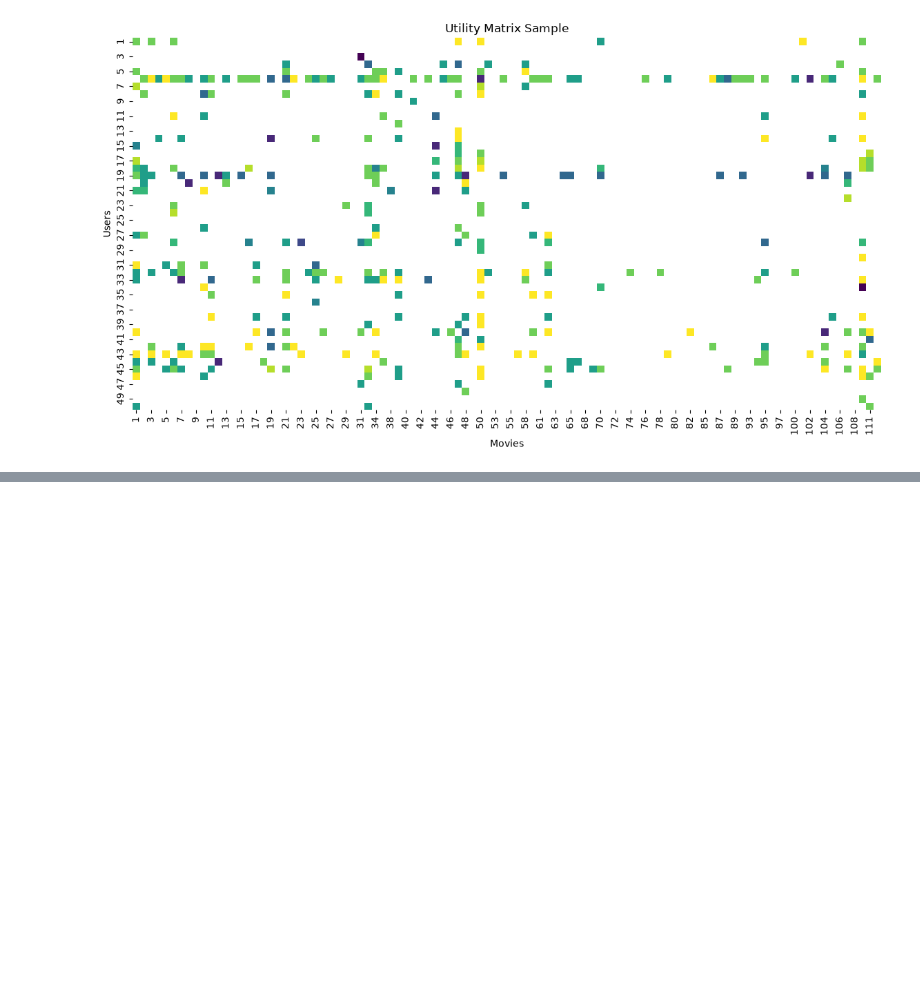
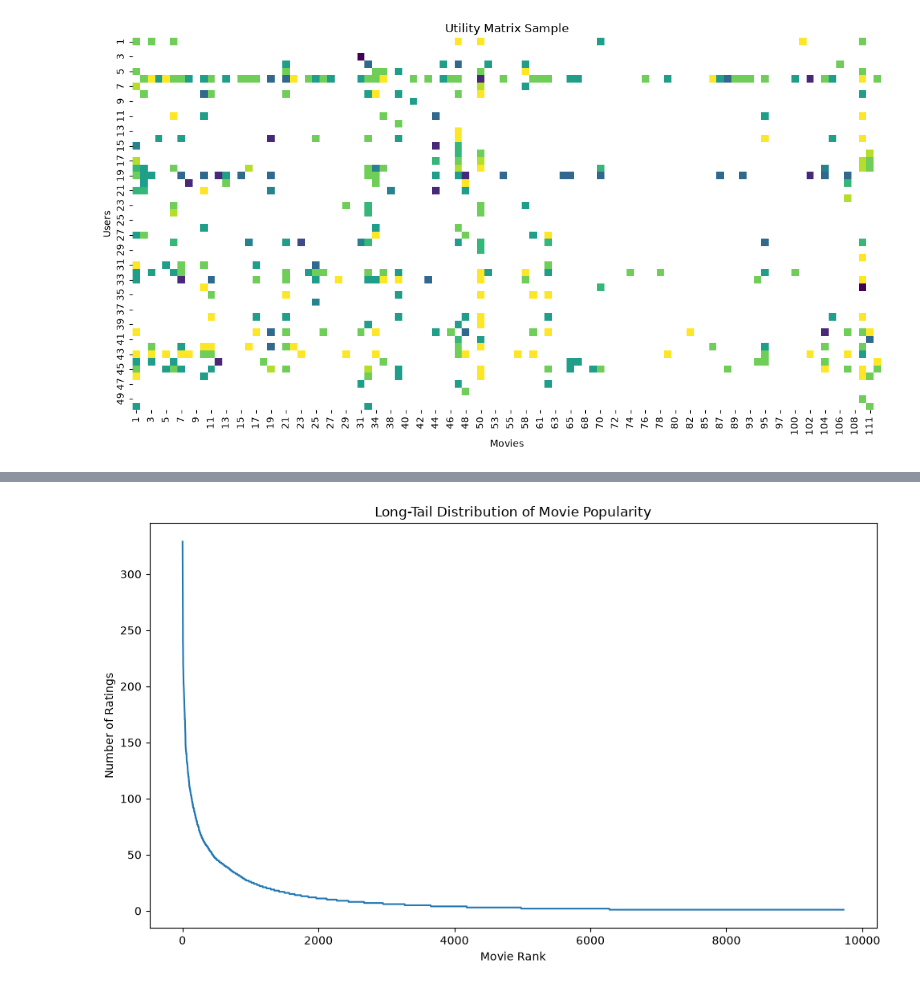
Before and after one commit to BlazingSid/CineMatch, a Jupyter notebook: notebooks/cinematch.ipynb, the cells around one changed output, grey strips where cells are left out. Saved outputs shown, nothing was run; the diff lists cells and outputs as text; code cells hidden in the pictures; blank space fills up the shorter version.

```diff
--- a/notebooks/cinematch.ipynb
+++ b/notebooks/cinematch.ipynb
@@ -1972,0 +1834,39 @@ Demo output saved:
+# %%
+# ============================================================
+# LONG-TAIL DISTRIBUTION OF MOVIE POPULARITY
+# ============================================================
+
+movie_rating_counts = (
+    ratings
+    .groupby("movieId")
+    .size()
+    .sort_values(ascending=False)
+    .reset_index(name="rating_count")
+)
+
+movie_rating_counts["rank"] = (
+    np.arange(1, len(movie_rating_counts) + 1)
+)
+
+plt.figure(figsize=(10, 6))
+
+plt.plot(
+    movie_rating_counts["rank"],
+    movie_rating_counts["rating_count"]
+)
+
+plt.title("Long-Tail Distribution of Movie Popularity")
+plt.xlabel("Movie Rank")
+plt.ylabel("Number of Ratings")
+
+plt.tight_layout()
+
+plt.savefig(
+    "../outputs/plots/movie_popularity_long_tail.png",
+    dpi=300,
+    bbox_inches="tight"
+)
+
+plt.show()
+# %% [output]
+[figure, added]
```
Also changed, not shown: parts of 16 cells of this notebook, 1 other file.
